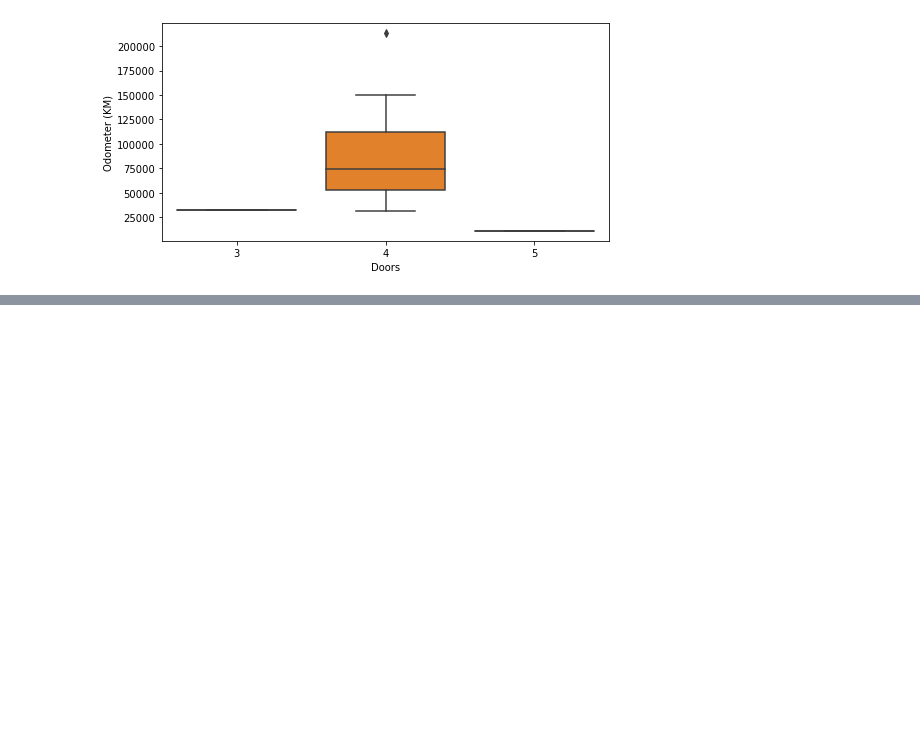
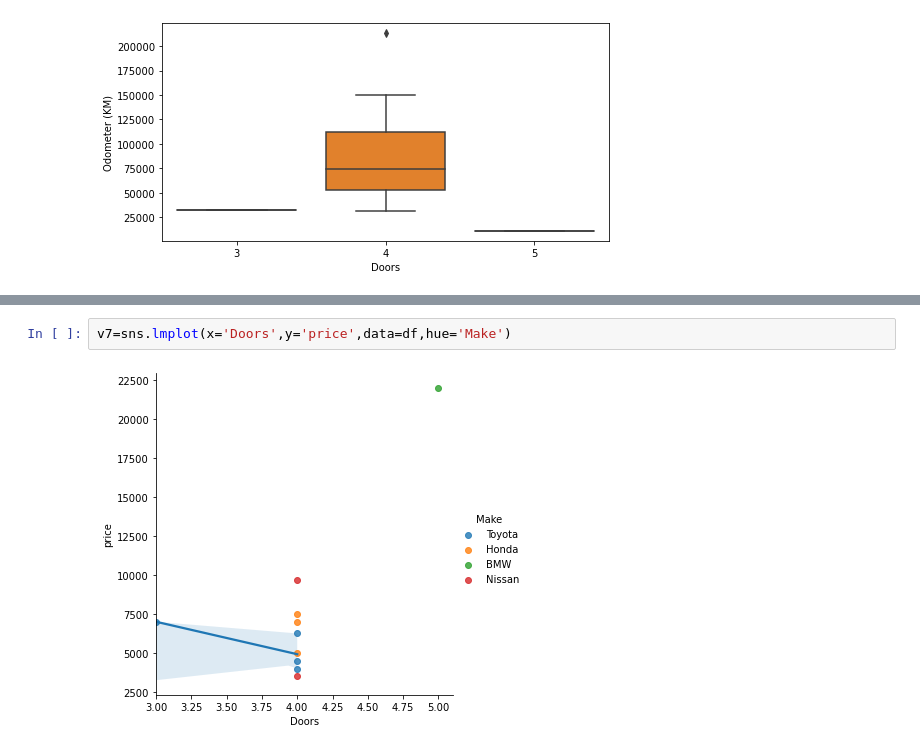
Before and after one commit to Abdullah-ICT-14/Python, a Jupyter notebook: Data Frames/Introduction to seaborn.ipynb, the cells around one changed output, grey strips where cells are left out. Drawn from its saved outputs; the diff is of its cells as text; blank space fills up the shorter version.

```diff
--- a/Data Frames/Introduction to seaborn.ipynb
+++ b/Data Frames/Introduction to seaborn.ipynb
@@ -45,0 +86,4 @@ visu4=sns.boxplot(data=df,x='Doors',y='Odometer (KM)')
+# %%
+v7=sns.lmplot(x='Doors',y='price',data=df,hue='Make')
+# %% [output]
+[figure, added]
```
Also changed, not shown: parts of 6 cells of this notebook.
